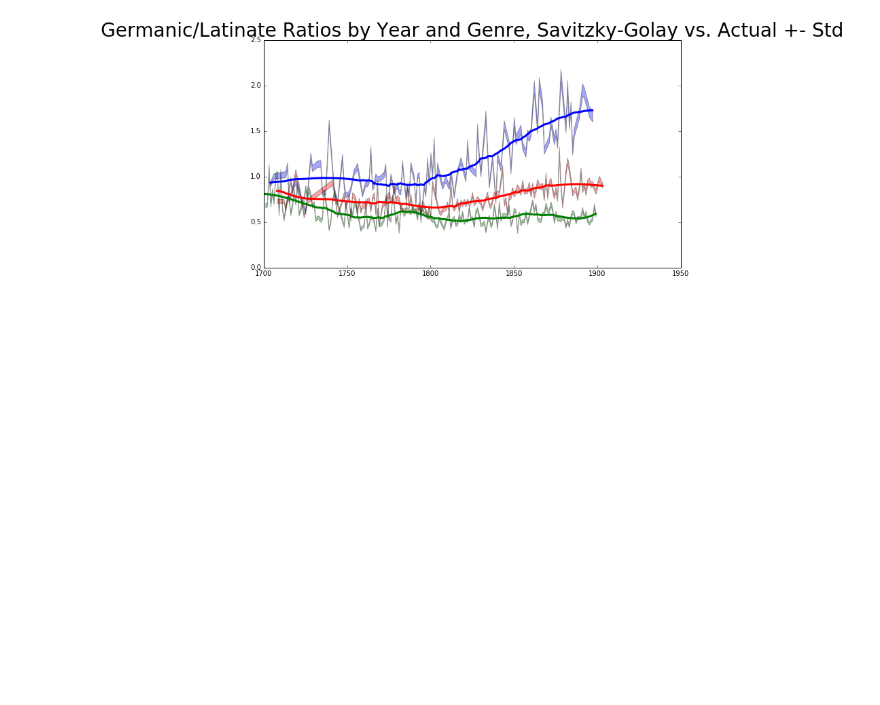
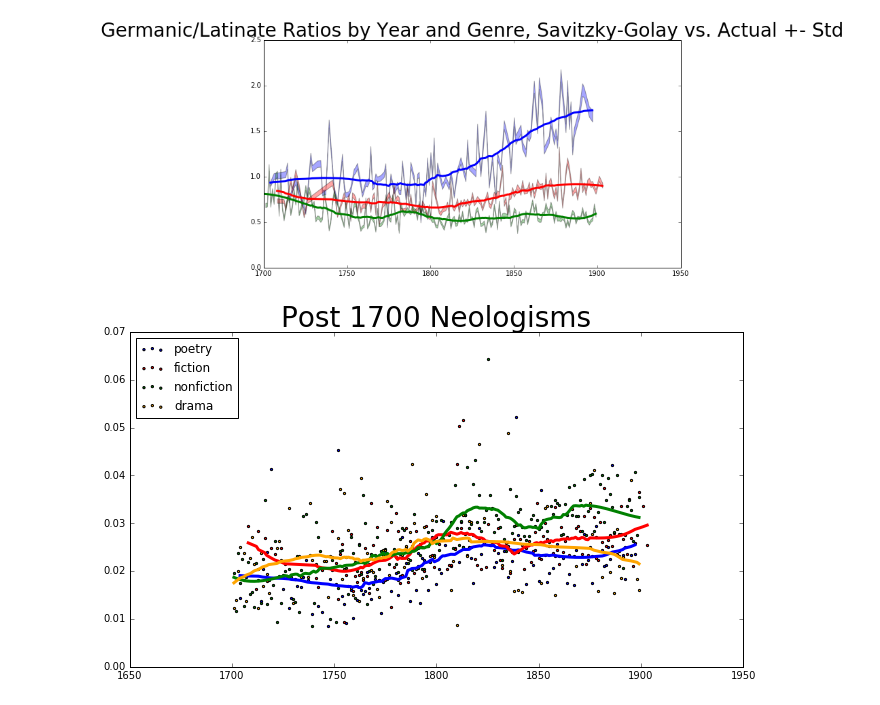
Before and after one commit to mjlavin80/horror_genre, a Jupyter notebook: OED Results.ipynb, the cells around one changed output. Saved outputs shown, nothing was run; the diff lists cells and outputs as text; code cells hidden in the pictures; blank space fills up the shorter version.

Commit message:
added neologism graphs

```diff
--- a/OED Results.ipynb
+++ b/OED Results.ipynb
@@ -160,3 +160,55 @@ plt.plot(x_3, y_3_sav, linewidth=3.0, c="g")
 plt.show()
 # %% [output]
 [figure]
+# %%
+import ast
+def neo_ratio(data_rows):
+    ratios = []
+    for i in data_rows:
+        _dict = ast.literal_eval(i[1])
+        ratio = _dict["neo_no_set"]/float(i[0])
+        ratios.append(ratio)
+    return ratios
+
+conn = sqlite3.connect('gl_ratios_oed.db')
+c = conn.cursor()
+rows = c.execute("""SELECT original_length, oed_matches, year FROM results
+    WHERE genre='all_genres' and no_data=0 and too_short=0""").fetchall()
+poetry = c.execute("""SELECT original_length, oed_matches, year FROM results
+    WHERE genre='poetry' and no_data=0 and too_short=0""").fetchall()
+fiction = c.execute("""SELECT original_length, oed_matches, year FROM results
+    WHERE genre='fiction' and no_data=0 and too_short=0""").fetchall()
+nonfiction = c.execute("""SELECT original_length, oed_matches, year FROM results
+    WHERE genre='nonfiction' and no_data=0 and too_short=0""").fetchall()
+drama = c.execute("""SELECT original_length, oed_matches, year FROM results
+    WHERE genre='drama' and no_data=0 and too_short=0""").fetchall()
+
+y_1 = neo_ratio(poetry)
+x_1 = [i[2] for i in poetry]
+
+y_2 = neo_ratio(fiction)
+x_2 = [i[2] for i in fiction]
+y_3 = neo_ratio(nonfiction)
+x_3 = [i[2] for i in nonfiction]
+y_4 = neo_ratio(drama)
+x_4 = [i[2] for i in drama]
+y_1_sav = signal.savgol_filter(y_1, 51, 3) # window size 51, polynomial order 3
+y_2_sav = signal.savgol_filter(y_2, 51, 3)
+y_3_sav = signal.savgol_filter(y_3, 51, 3)
+y_4_sav = signal.savgol_filter(y_4, 51, 3)
+
+fig = plt.figure()
+ax1 = fig.add_subplot(111)
+ax1.scatter(x_1, y_1, s=5, c='b', marker="o", label='poetry')
+ax1.scatter(x_2,y_2, s=5, c='r', marker="o", label='fiction')
+ax1.scatter(x_3,y_3, s=5, c='g', marker="o", label='nonfiction')
+ax1.scatter(x_4,y_4, s=5, c='orange', marker="o", label='drama')
+plt.title("Post 1700 Neologisms", fontsize=28)
+plt.plot(x_1, y_1_sav, linewidth=3.0, c="b")
+plt.plot(x_2, y_2_sav, linewidth=3.0, c="r")
+plt.plot(x_3, y_3_sav, linewidth=3.0, c="g")
+plt.plot(x_4, y_4_sav, linewidth=3.0, c="orange")
+plt.legend(loc='upper left');
+plt.show()
+# %% [output]
+[figure, added]
```
Also changed, not shown: 1 other file.
